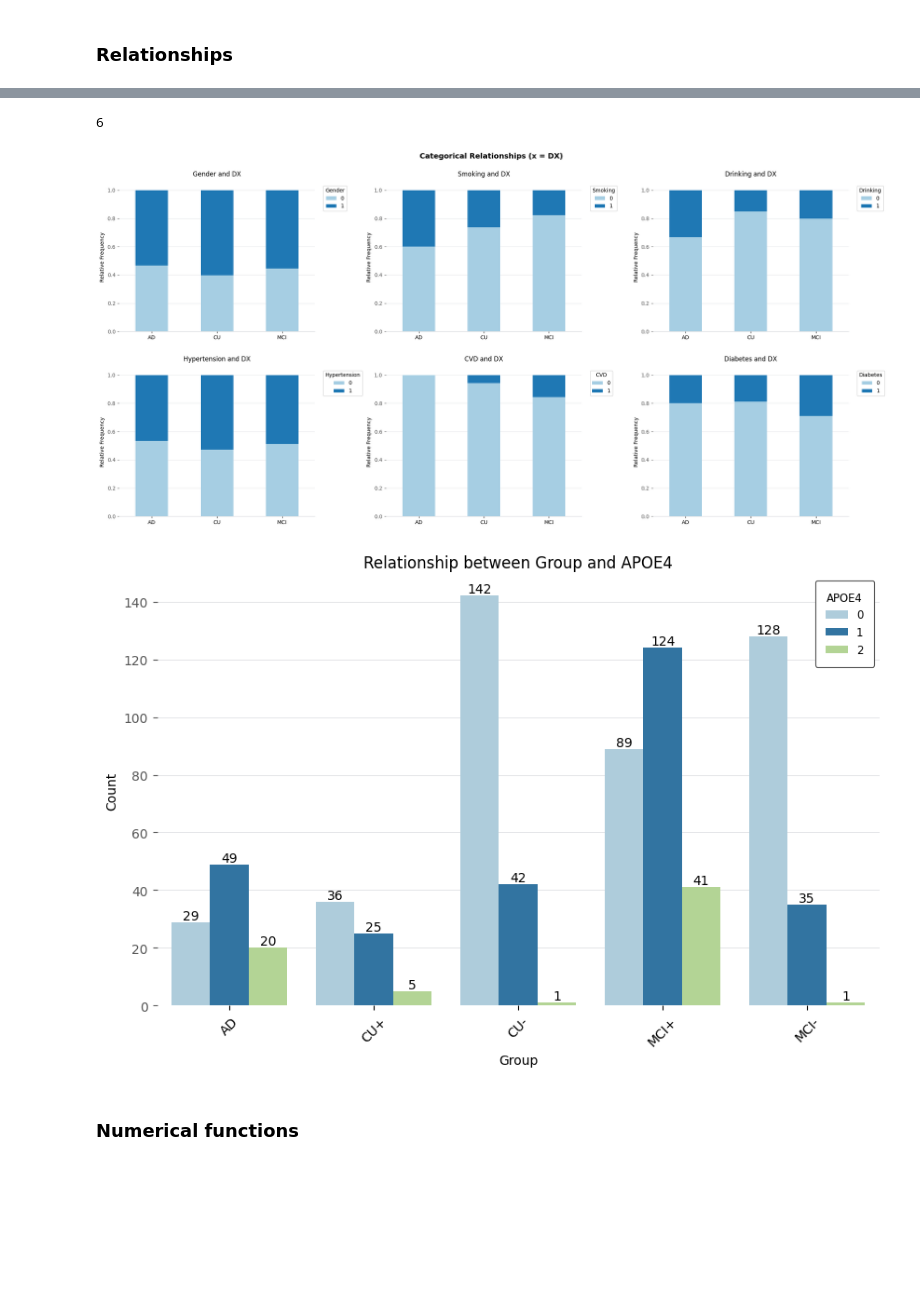
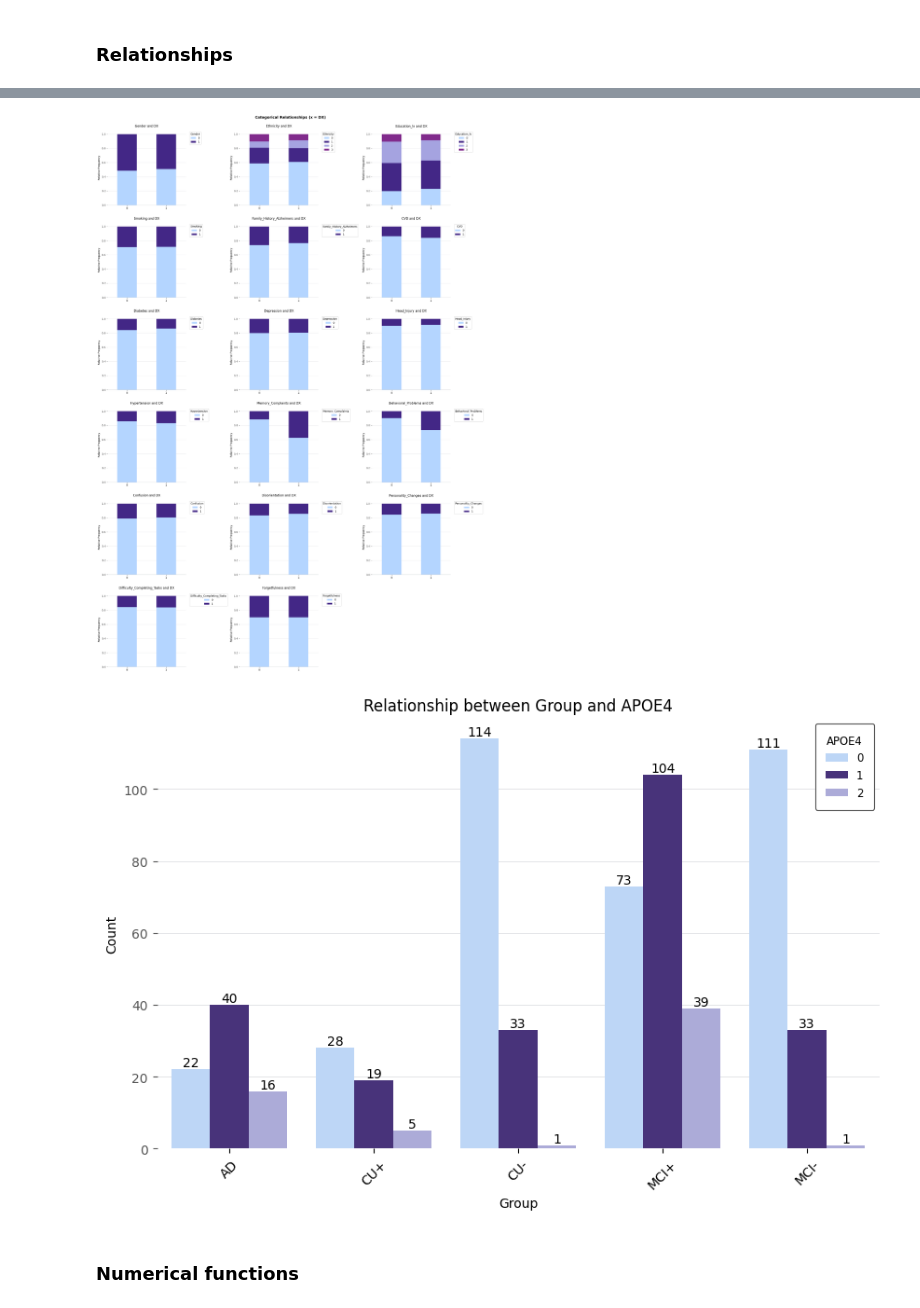
Before and after one commit to mardelmir/EDA_Project, a Jupyter notebook: functions.ipynb, the cells around one changed output, grey strips where cells are left out. Saved outputs shown, nothing was run; the diff lists cells and outputs as text; code cells hidden in the pictures; blank space fills up the shorter version.

Commit message:
update nb02 + data_tools + viz_tools, bivariate analysis finished

```diff
--- a/functions.ipynb
+++ b/functions.ipynb
@@ -21,9 +21,7 @@ import src.utils.viz_tools as vt
 # %%
 df_main = pd.read_csv('./src/data/processed/main_data.csv')
 df_bm = pd.read_csv('./src/data/processed/biomarker_data.csv')
-df_adni = pd.read_csv('./src/data/processed/adni_data.csv')
-
-df_main['Education_lv'] = df_main['Education_lv'].fillna('None')
+df_adni = pd.read_csv('./src/data/processed/adni_clean_data.csv')
 # %% [markdown]
 ### Data for testing
 # %%
@@ -76,28 +57,3 @@ categorical_adni = column_selection.index.to_list()
-# %%
-main_clasif = dt.classify_by_cardinality(df_main)
-column_selection = main_clasif.loc[main_clasif['Suggested Type'].isin(['Binary', 'Categorical'])]
-categorical_main = column_selection.index.to_list()
-
-new_labels = {
-    'Gender': ['Male', 'Female'],
-    'Ethnicity': ['Caucasian', 'African American', 'Asian', 'Other'],
-    'Education_lv': ['None', 'High School', 'Bachelor\'s', 'Higher'],
-    'Smoking': ['No', 'Yes'],
-    'Family_History_Alzheimers': ['No', 'Yes'],
-    'CVD': ['No', 'Yes'],
-    'Diabetes': ['No', 'Yes'],
-    'Depression': ['No', 'Yes'],
-    'Head_Injury': ['No', 'Yes'],
-    'Hypertension': ['No', 'Yes'],
-    'Memory_Complaints': ['No', 'Yes'],
-    'Behavioral_Problems': ['No', 'Yes'],
-    'Confusion': ['No', 'Yes'],
-    'Disorientation': ['No', 'Yes'],
-    'Personality_Changes': ['No', 'Yes'],
-    'Difficulty_Completing_Tasks': ['No', 'Yes'],
-    'Forgetfulness': ['No', 'Yes'],
-    'DX': ['No AD', 'AD']
-}
 # %%
 bm_classification = dt.classify_by_cardinality(df_bm)
 column_selection = bm_classification.loc[bm_classification['Suggested Type'].isin(['Binary', 'Categorical'])]
@@ -370,11 +458,12 @@ def plot_categorical_relationship_stacked(df, cat_col1, cat_cols2, n_columns = 3
     plt.show()
 
     return contingency_tables, fig
+# %%
+palette = ['#b4d5ff', '#432786', '#9694DB', '#772183', '#C46CBE']
 # %%
-plot_categorical_relationship_stacked(df_bm, 'DX', categorical_bm, relative = True, palette = 'Paired');
+plot_categorical_relationship_stacked(df_main, 'DX', categorical_main, relative = True, palette = palette);
 # %% [output]
-6
-[figure, old version]
+[figure, new version]
 # %%
 def plot_categorical_relationship(df, cat_col1, cat_col2, *, relative = False, show_values = False, size_group = 5, rotation = 45, palette = 'viridis'):
     '''
@@ -480,9 +569,9 @@ def plot_categorical_relationship(df, cat_col1, cat_col2, *, relative = False, s
         # plt.tight_layout()
         plt.show()
 # %%
-plot_categorical_relationship(df_adni, 'Group', 'APOE4', relative=False, show_values = True,palette = 'Paired')
+plot_categorical_relationship(df_adni, 'Group', 'APOE4', relative=False, show_values = True,palette = palette)
 # %% [output]
-[figure, old version]
+[figure, new version]
 # %% [markdown]
 ### Numerical functions
 # %%
```
Also changed, not shown: parts of 13 cells of this notebook, 8 other files.
